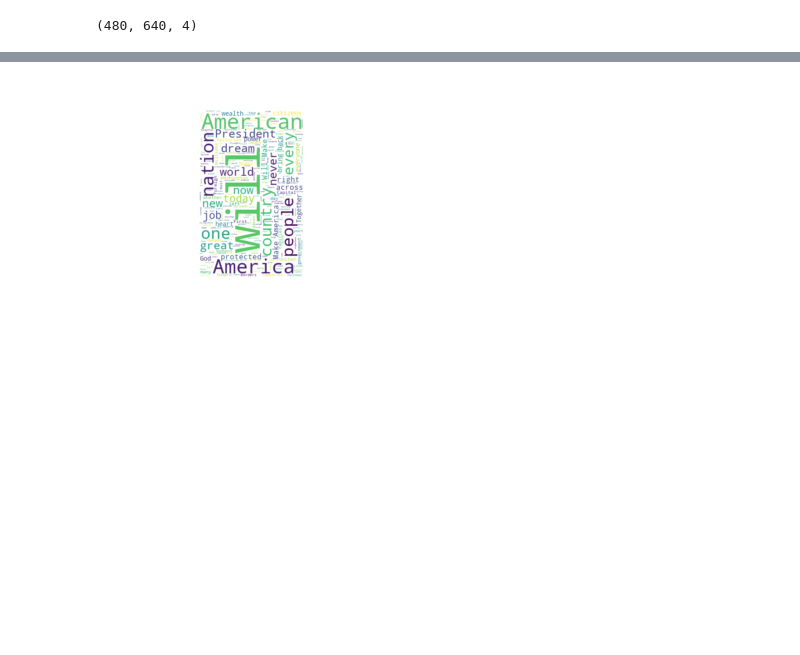
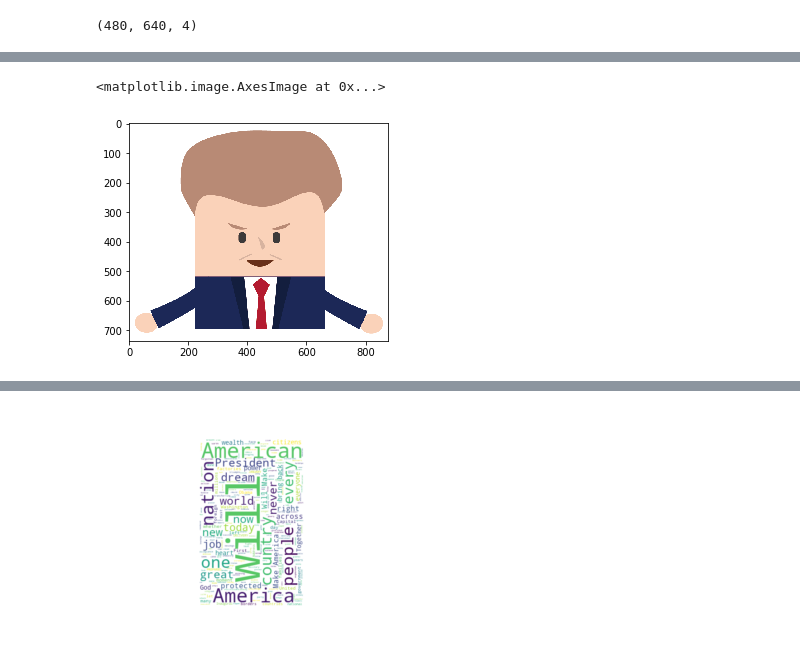
Before and after one commit to ywchiu/taipeifubon, a Jupyter notebook: Demo20200406.ipynb, the cells around one changed output, grey strips where cells are left out. Drawn from its saved outputs; the diff is of its cells as text; code cells hidden in the pictures; blank space fills up the shorter version.

```diff
--- a/Demo20200406.ipynb
+++ b/Demo20200406.ipynb
@@ -179,0 +180,6 @@ Image([[[255, 255, 255, 255],
+# %%
+from matplotlib.pyplot import imshow
+imshow(back_coloring)
+# %% [output]
+<matplotlib.image.AxesImage at 0x...>
+[figure, added]
```
Also changed, not shown: parts of 45 cells of this notebook.
